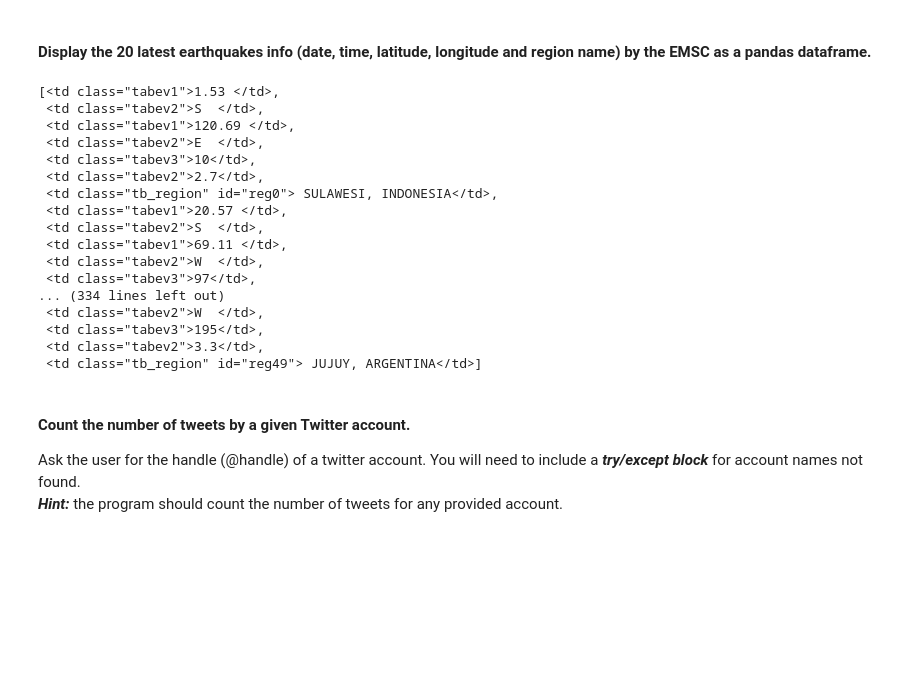
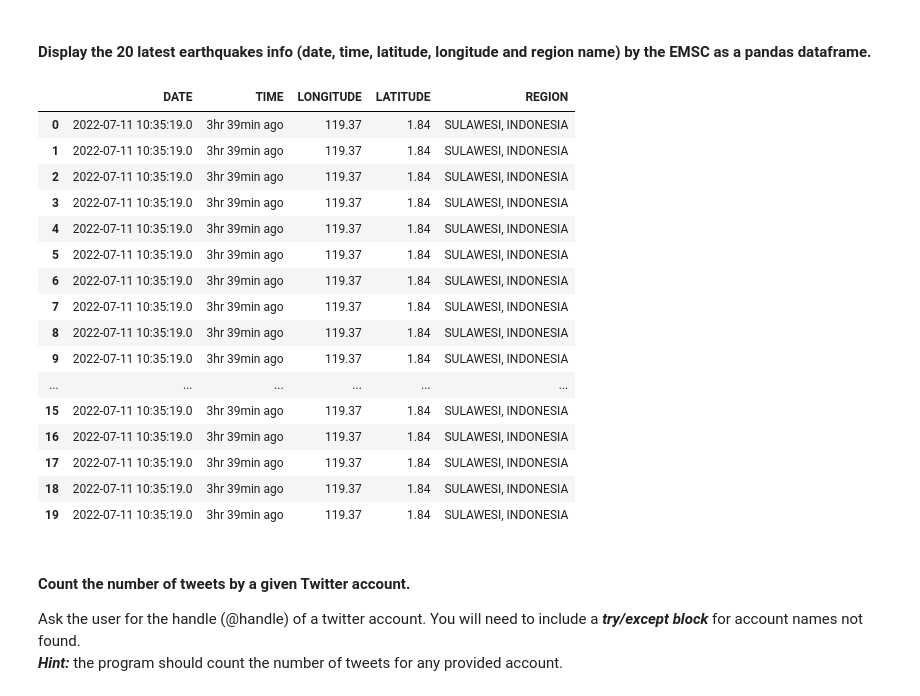
Before and after one commit to jdediegoAb/dataptmad0522_labs, a Jupyter notebook: extra-work/m1/lab-web-scraping/your-code/main.ipynb, the cells around one changed output. Drawn from its saved outputs; the diff is of its cells as text; code cells hidden in the pictures; blank space fills up the shorter version.

```diff
--- a/extra-work/m1/lab-web-scraping/your-code/main.ipynb
+++ b/extra-work/m1/lab-web-scraping/your-code/main.ipynb
@@ -236,6 +236,10 @@ parsed_html4 = bs4.BeautifulSoup(d, "html.parser")
 FBI=parsed_html4.find_all('h3')
 list1=str(FBI)
 import re
-pattern =  '[A-Z]+'
-print(re.findall(pattern, list1))
+pattern = '([A-Z]+) ([A-Z]+)'
+list2=re.findall(pattern, list1)
+LIST=[]
+for i in list2:
+    LIST.append(' '.join(i))
+LIST
 # %% [output]
@@ -245,31 +259,43 @@ print(re.findall(pattern, list1))
 # %%
 # This is the url you will scrape in this exercise
 url = 'https://www.emsc-csem.org/Earthquake/'
-# %%
-# your code here
-e=response = requests.get(url)
-e=e.content
-parsed_html4 = bs4.BeautifulSoup(e, "html.parser")
-quake=parsed_html4.find_all('td',{'class','tabev1','tabev2','tabev3','tb_region'})
-quake
-# %% [output]
-[<td class="tabev1">1.53 </td>,
- <td class="tabev2">S  </td>,
- <td class="tabev1">120.69 </td>,
- <td class="tabev2">E  </td>,
- <td class="tabev3">10</td>,
- <td class="tabev2">2.7</td>,
- <td class="tb_region" id="reg0"> SULAWESI, INDONESIA</td>,
- <td class="tabev1">20.57 </td>,
- <td class="tabev2">S  </td>,
- <td class="tabev1">69.11 </td>,
- <td class="tabev2">W  </td>,
- <td class="tabev3">97</td>,
-... (334 lines left out)
- <td class="tabev2">W  </td>,
- <td class="tabev3">195</td>,
- <td class="tabev2">3.3</td>,
- <td class="tb_region" id="reg49"> JUJUY, ARGENTINA</td>]
+# %%
+# your code here
+e=response = requests.get(url)
+e=e.content
+parsed_html5 = bs4.BeautifulSoup(e, "html.parser")
+#quake=parsed_html4.find_all("td",{'class','tabev1','tabev2','tabev3','tabev6','tb_region'})
+quake1 = parsed_html5.find("tbody", {"id":"tbody"}).find_all("tr")[:20]
+quake_list = []
+quake_d = {}
+for i in quake1:
+    quake_d["DATE"] = t.find("td",{"class": "tabev6"}).find_all("a")[0].string.strip()
+    quake_d["TIME"] = t.find("td",{"class": "tabev6"}).find_all("i",{'class':'ago'})[0].string.strip()
+    quake_d["LONGITUDE"] = t.find_all("td",{"class":"tabev1"})[1].string.strip()
+    quake_d["LATITUDE"] = t.find_all("td",{"class":"tabev1"})[0].string.strip()
+    quake_d["REGION"] = t.find("td",{"class":"tb_region"}).string.strip()
+    quake_list.append(quake_d)
+#quake_d
+DFquake=pd.DataFrame(quake_list)
+DFquake
+# %% [output]
+|  | DATE | TIME | LONGITUDE | LATITUDE | REGION |
+| 0 | 2022-07-11 10:35:19.0 | 3hr 39min ago | 119.37 | 1.84 | SULAWESI, INDONESIA |
+| 1 | 2022-07-11 10:35:19.0 | 3hr 39min ago | 119.37 | 1.84 | SULAWESI, INDONESIA |
+| 2 | 2022-07-11 10:35:19.0 | 3hr 39min ago | 119.37 | 1.84 | SULAWESI, INDONESIA |
+| 3 | 2022-07-11 10:35:19.0 | 3hr 39min ago | 119.37 | 1.84 | SULAWESI, INDONESIA |
+| 4 | 2022-07-11 10:35:19.0 | 3hr 39min ago | 119.37 | 1.84 | SULAWESI, INDONESIA |
+| 5 | 2022-07-11 10:35:19.0 | 3hr 39min ago | 119.37 | 1.84 | SULAWESI, INDONESIA |
+| 6 | 2022-07-11 10:35:19.0 | 3hr 39min ago | 119.37 | 1.84 | SULAWESI, INDONESIA |
+| 7 | 2022-07-11 10:35:19.0 | 3hr 39min ago | 119.37 | 1.84 | SULAWESI, INDONESIA |
+| 8 | 2022-07-11 10:35:19.0 | 3hr 39min ago | 119.37 | 1.84 | SULAWESI, INDONESIA |
+| 9 | 2022-07-11 10:35:19.0 | 3hr 39min ago | 119.37 | 1.84 | SULAWESI, INDONESIA |
+| ... | ... | ... | ... | ... | ... |
+| 15 | 2022-07-11 10:35:19.0 | 3hr 39min ago | 119.37 | 1.84 | SULAWESI, INDONESIA |
+| 16 | 2022-07-11 10:35:19.0 | 3hr 39min ago | 119.37 | 1.84 | SULAWESI, INDONESIA |
+| 17 | 2022-07-11 10:35:19.0 | 3hr 39min ago | 119.37 | 1.84 | SULAWESI, INDONESIA |
+| 18 | 2022-07-11 10:35:19.0 | 3hr 39min ago | 119.37 | 1.84 | SULAWESI, INDONESIA |
+| 19 | 2022-07-11 10:35:19.0 | 3hr 39min ago | 119.37 | 1.84 | SULAWESI, INDONESIA |
 # %% [markdown]
 #### Count the number of tweets by a given Twitter account.
 Ask the user for the handle (@handle) of a twitter account. You will need to include a ***try/except block*** for account names not found.
```
Also changed, not shown: parts of 14 cells of this notebook.
